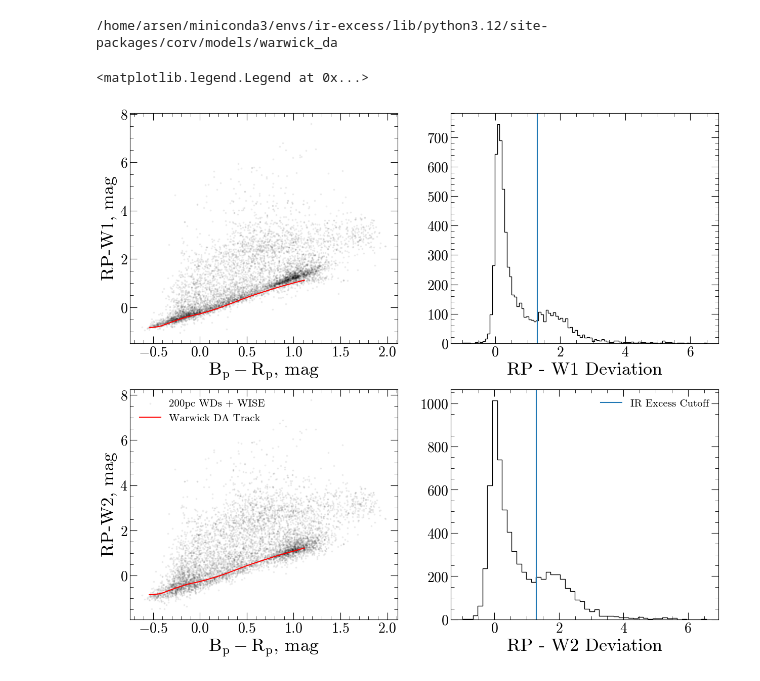
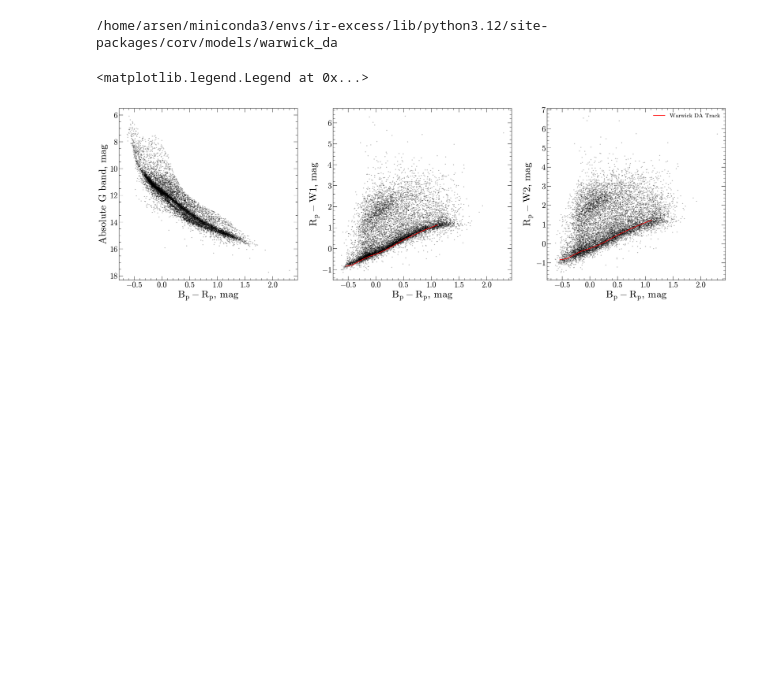
Before and after one commit to stefanarseneau/debris-disks, a Jupyter notebook: 01_gaia_excess.ipynb, the cells around one changed output. Cells and saved outputs as stored; diff of their text form; code cells hidden in the pictures; blank space fills up the shorter version.

```diff
--- a/01_gaia_excess.ipynb
+++ b/01_gaia_excess.ipynb
@@ -51,0 +100,4 @@ catalog = catalog[catalog['r_med_geo'] < 200] # filter out stars that are very f
+# %%
+# catalog cleaning
+catalog = catalog[catalog['r_med_geo'] < 2000] # restrict the sample to within 2000pc
+catalog = catalog[catalog['parallax_over_error'] > 10] # only take well-resolved targets
@@ -68,6 +123,7 @@ catalog['w2sigm'] = catalog['e_FW2'] / (1.09 * catalog['FW2'])
 # %%
 # quality filter the dataset (flag explanation: https://catalog.unwise.me/files/unwise_bitmask_writeup-03Dec2018.pdf)
 mask = np.all([catalog['w1snr'] > 3, catalog['w2snr'] > 3, # only select rows with W1 & W2 SNR > 3
-               catalog['FlagsW1'] == 0, catalog['FlagsW2'] == 0], # discard rows with flags indicating crowded field, diffraction spikes, etc
+               catalog['flags_unwise_1'] == 0, catalog['flags_unwise_2'] == 0], # discard rows with flags indicating crowded field, diffraction spikes, etc
                axis=0)
 catalog = catalog[mask] # apply the filter
+print(f'n WDs with good WISE photometry={len(catalog)}')
@@ -77,7 +135,7 @@ Apply de-reddening.
 from __future__ import print_function
 
 # create a new column in catalog containing the skycoord object for each star using the bailer-jones distances
-coords = [SkyCoord(frame="icrs", ra=catalog['RAdeg'][i]*u.deg, dec=catalog['DEdeg'][i]*u.deg, distance = catalog['r_med_geo'][i] * u.pc) for i in range(len(catalog))]
+coords = [SkyCoord(frame="icrs", ra=catalog['ra'][i]*u.deg, dec=catalog['dec'][i]*u.deg, distance = catalog['r_med_geo'][i] * u.pc) for i in range(len(catalog))]
 catalog['wd_coords'] = coords
 
 # query Edenhofer2023 to get E(B-V) in arbitrary units
@@ -115,11 +173,14 @@ catalog['W1_ext'] = ext_all.T[3]
 catalog['W2_ext'] = ext_all.T[4]
 
 # subtract out the extinction to find de-reddened magnitude
-catalog['GAIA_G'] = catalog['Gmag'] - catalog['G_ext']
-catalog['GAIA_BP'] = catalog['BPmag'] - catalog['BP_ext']
-catalog['GAIA_RP'] = catalog['RPmag'] - catalog['RP_ext']
+catalog['GAIA_G'] = catalog['phot_g_mean_mag'] - catalog['G_ext']
+catalog['GAIA_BP'] = catalog['phot_bp_mean_mag'] - catalog['BP_ext']
+catalog['GAIA_RP'] = catalog['phot_rp_mean_mag'] - catalog['RP_ext']
 catalog['WISE_W1'] = catalog['w1mpro'] - catalog['W1_ext']
 catalog['WISE_W2'] = catalog['w2mpro'] - catalog['W2_ext']
+
+# delete bayestar query because it uses a lot of memory
+del bsq
 # %%
 # save absolute magnitudes and useful colors into the table for easy access later
 abs_mag = lambda row: catalog[row] - 5 * np.log10(catalog['r_med_geo']) + 5
@@ -198,35 +239,27 @@ catalog['w2_diffs'] = (catalog['abs_rp'] - catalog['abs_w2']) - np.interp(catalo
 mask = np.all([~np.isinf(catalog['w1_diffs']), ~np.isinf(catalog['w1_diffs'])], axis=0)
 catalog = catalog[mask]
 # %%
-plt.figure(figsize=(15,13))
+# sanity plots
+plt.figure(figsize=(28,8))
 
-plt.subplot(2,2,1)
-plt.scatter(catalog['bp_rp'], catalog['abs_rp'] - catalog['abs_w1'], s = 3, c = 'k', alpha = 0.05)
+plt.subplot(1,3,1) # color-magnitude diagram
+plt.scatter(catalog['bp_rp'], catalog['abs_g'], s = 3, c = 'k', alpha = 0.2)
+plt.xlabel('$B_p-R_p$, mag')
+plt.ylabel('Absolute G band, mag')
+plt.gca().invert_yaxis()
+
+plt.subplot(1,3,2) # color-color diagram for bp-rp vs. g-W1
+plt.scatter(catalog['bp_rp'], catalog['abs_rp'] - catalog['abs_w1'], s = 3, c = 'k', alpha = 0.2)
 plt.plot(bp_rp, rp_w1, c='red', label='Warwick DA Track')
 plt.xlabel('$B_p-R_p$, mag')
-plt.ylabel('RP-W1, mag')
+plt.ylabel('$R_p-W1$, mag')
 
-plt.subplot(2,2,2)
-plt.hist(catalog[~np.isinf(catalog['w1_diffs'])]['w1_diffs'], color = 'k', histtype = 'step', bins = 100)
-w1_cutoff = 1.3
-plt.axvline(x = w1_cutoff)
-plt.xlabel('RP - W1 Deviation')
-
-plt.subplot(2,2,3)
-plt.scatter(catalog['bp_rp'], catalog['abs_rp'] - catalog['abs_w2'], s = 3, c = 'k', alpha = 0.05, label = '200pc WDs + WISE')
+plt.subplot(1,3,3) # color-color diagram for bp-rp vs. g-W2
+plt.scatter(catalog['bp_rp'], catalog['abs_rp'] - catalog['abs_w2'], s = 3, c = 'k', alpha = 0.2)
 plt.plot(bp_rp, rp_w2, c='red', label='Warwick DA Track')
 plt.xlabel('$B_p-R_p$, mag')
-plt.ylabel('RP-W2, mag')
+plt.ylabel('$R_p-W2$, mag')
 plt.legend(framealpha=0)
-
-plt.subplot(2,2,4)
-plt.hist(catalog[~np.isinf(catalog['w2_diffs'])]['w2_diffs'], color = 'k', histtype = 'step', bins = 50)
-w2_cutoff = 1.3
-plt.axvline(x = w2_cutoff, label = 'IR Excess Cutoff')
-plt.xlabel('RP - W2 Deviation')
-plt.legend(framealpha=0)
-
-#plt.savefig('ir_excess.png')
 # %% [output]
 <matplotlib.legend.Legend at 0x...>
-[figure, old version]
+[figure, new version]
```
Also changed, not shown: parts of 34 cells of this notebook, 10 other files.
